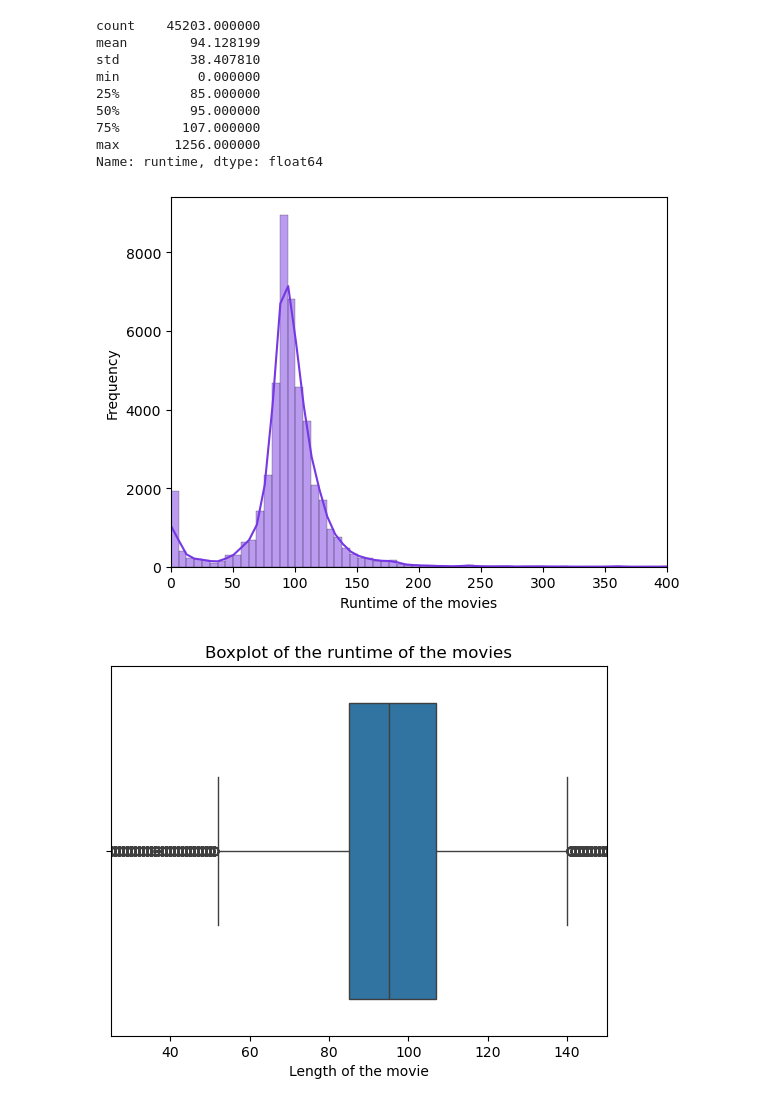
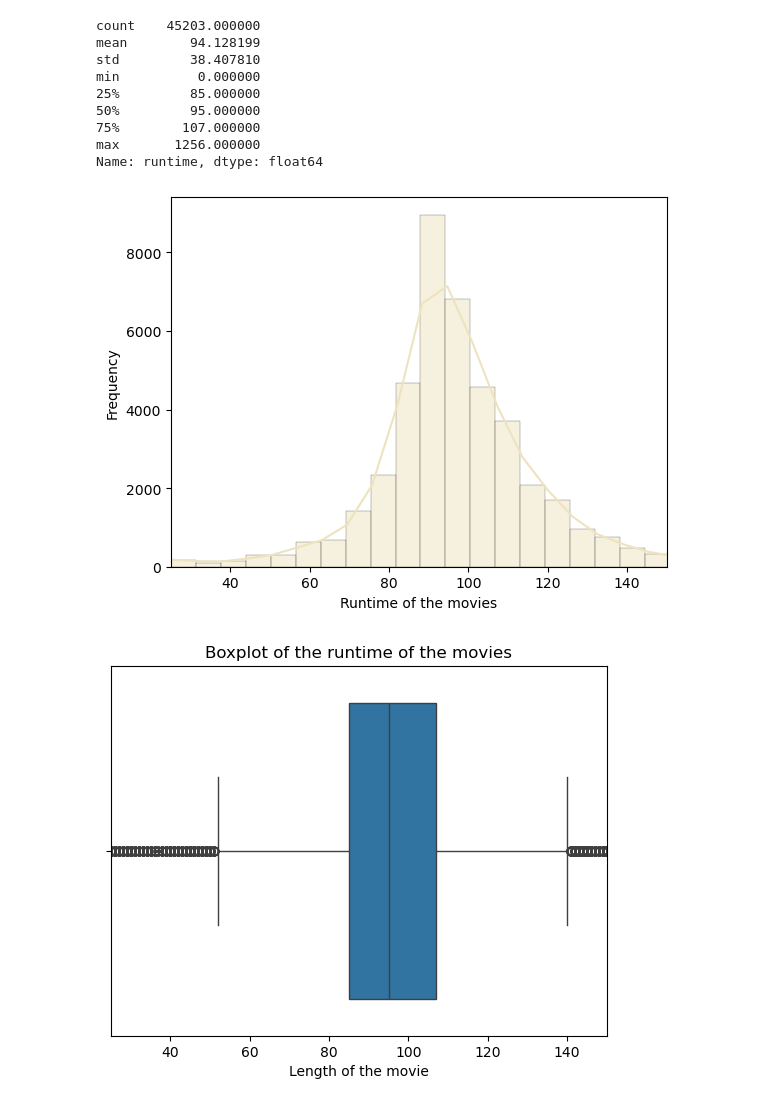
Before and after one commit to Duyduide/Movie-recommendation, a Jupyter notebook: notebooks/02_regression.ipynb, the cells around one changed output. Cells and saved outputs as stored; diff of their text form; code cells hidden in the pictures.

```diff
--- a/notebooks/02_regression.ipynb
+++ b/notebooks/02_regression.ipynb
@@ -28,6 +28,9 @@ def random_color():
 # %%
 # suppress warnings
 meta_data_df = pd.read_csv("../data/movies_metadata.csv", low_memory=False)
+credits_df = pd.read_csv("../data/credits.csv")
+meta_data_df["id"] = meta_data_df["id"].astype(str)
+credits_df["id"] = credits_df["id"].astype(str)
 # %% [markdown]
 - Basic information about the dataset
 # %%
@@ -268,12 +348,12 @@ Name: runtime, dtype: float64
 # %%
 sns.histplot(data=meta_data_df, x="runtime", color=random_color(), bins=200, kde=True)
 
-plt.xlim((0, 400))
+plt.xlim((25, 150))
 plt.xlabel("Runtime of the movies")
 plt.ylabel("Frequency")
 plt.show()
 # %% [output]
-[figure, old version]
+[figure, new version]
 # %%
 sns.boxplot(data=meta_data_df, x="runtime")
 
```
Also changed, not shown: parts of 32 cells of this notebook.
